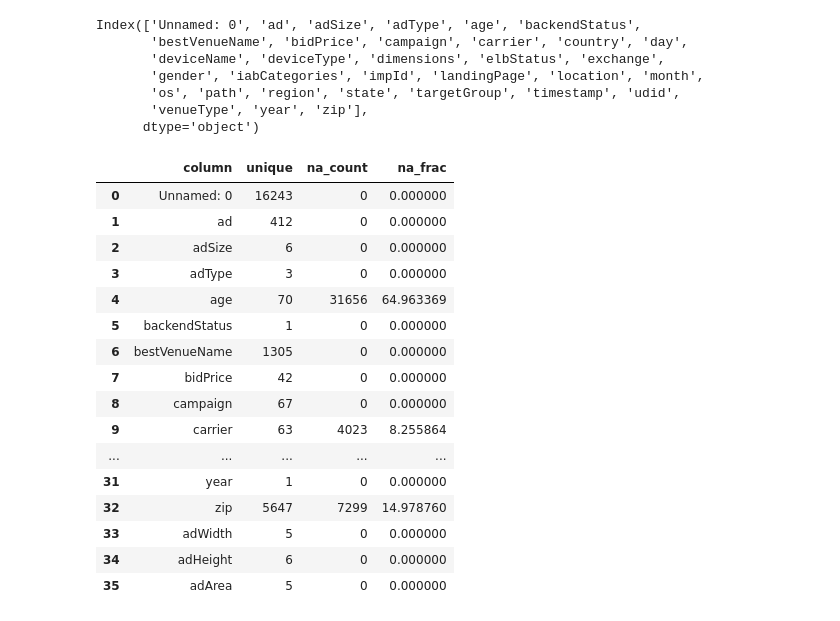
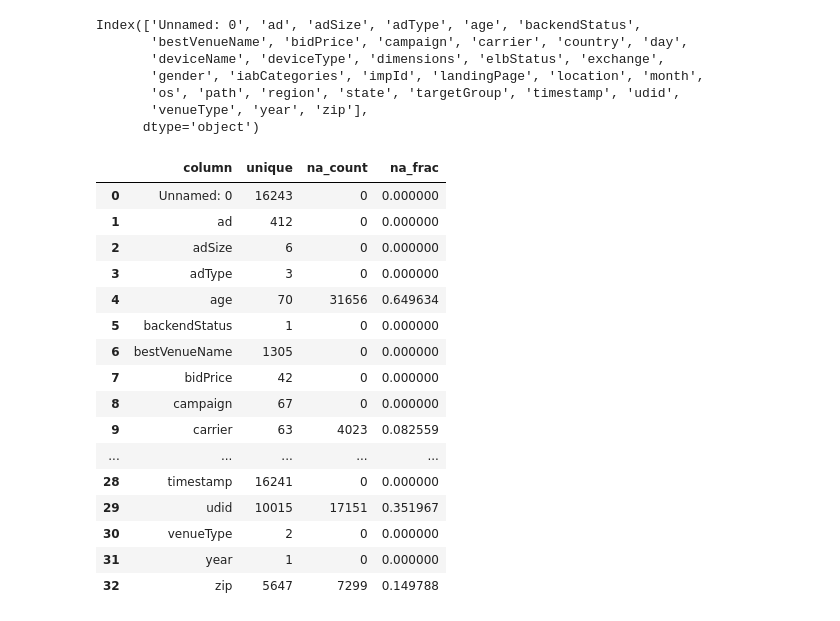
Before and after one commit to dl7631/Clicks, a Jupyter notebook: 1 Data Exploration Locally/Capstone Project Exploratory Data Analysis.ipynb, the cells around one changed output. Drawn from its saved outputs; the diff is of its cells as text; code cells hidden in the pictures.

```diff
--- a/1 Data Exploration Locally/Capstone Project Exploratory Data Analysis.ipynb
+++ b/1 Data Exploration Locally/Capstone Project Exploratory Data Analysis.ipynb
@@ -33,30 +123,30 @@ Index(['Unnamed: 0', 'ad', 'adSize', 'adType', 'age', 'backendStatus',
 # %%
 missing_vals = pd.DataFrame(clicks.isnull().sum())
 missing_vals['column'] = missing_vals.index
 missing_vals['unique'] = [len(clicks[col].unique()) for col in clicks.columns]
 missing_vals['na_count'] = missing_vals[0]
-missing_vals['na_frac'] = 100*clicks.isnull().sum()/len(clicks)
+missing_vals['na_frac'] = clicks.isnull().sum()/len(clicks)
 missing_vals = missing_vals.drop(0, axis=1)
 missing_vals.index = range(len(missing_vals))
 missing_vals
 # %% [output]
 |  | column | unique | na_count | na_frac |
 | 0 | Unnamed: 0 | 16243 | 0 | 0.000000 |
 | 1 | ad | 412 | 0 | 0.000000 |
 | 2 | adSize | 6 | 0 | 0.000000 |
 | 3 | adType | 3 | 0 | 0.000000 |
-| 4 | age | 70 | 31656 | 64.963369 |
+| 4 | age | 70 | 31656 | 0.649634 |
 | 5 | backendStatus | 1 | 0 | 0.000000 |
 | 6 | bestVenueName | 1305 | 0 | 0.000000 |
 | 7 | bidPrice | 42 | 0 | 0.000000 |
 | 8 | campaign | 67 | 0 | 0.000000 |
-| 9 | carrier | 63 | 4023 | 8.255864 |
+| 9 | carrier | 63 | 4023 | 0.082559 |
 | ... | ... | ... | ... | ... |
+| 28 | timestamp | 16241 | 0 | 0.000000 |
+| 29 | udid | 10015 | 17151 | 0.351967 |
+| 30 | venueType | 2 | 0 | 0.000000 |
 | 31 | year | 1 | 0 | 0.000000 |
-| 32 | zip | 5647 | 7299 | 14.978760 |
-| 33 | adWidth | 5 | 0 | 0.000000 |
-| 34 | adHeight | 6 | 0 | 0.000000 |
-| 35 | adArea | 5 | 0 | 0.000000 |
+| 32 | zip | 5647 | 7299 | 0.149788 |
 # %%
 not_included = []
 
```
Also changed, not shown: parts of 7 cells of this notebook.
